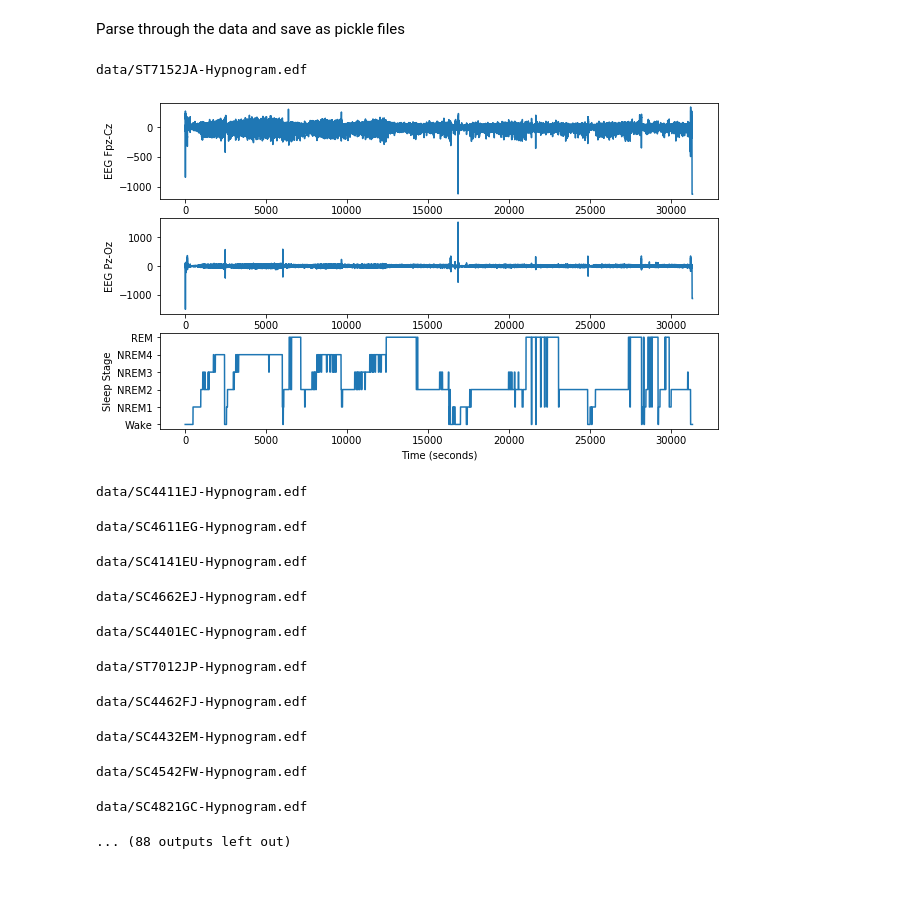
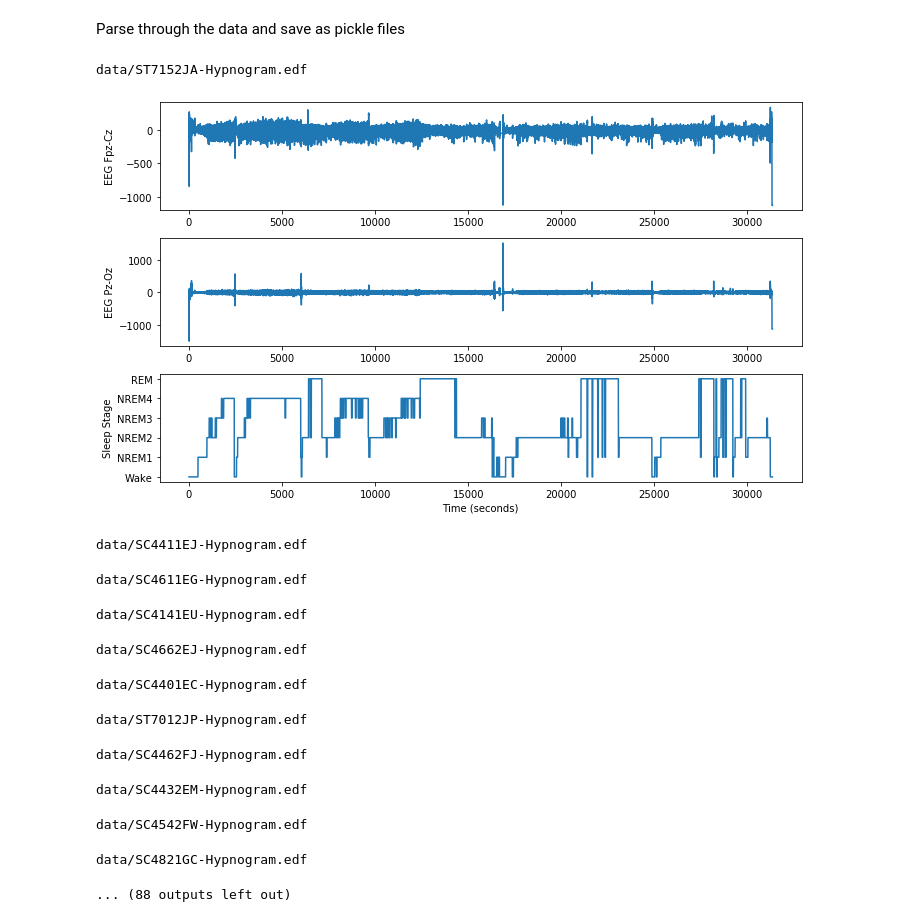
Before and after one commit to nerajbobra/lstm-cnn-eeg-sleep-staging, a Jupyter notebook: load_parse_data.ipynb, the cells around one changed output. Saved outputs shown, nothing was run; the diff lists cells and outputs as text; code cells hidden in the pictures; blank space fills up the shorter version.

Commit message:
update plotting

```diff
--- a/load_parse_data.ipynb
+++ b/load_parse_data.ipynb
@@ -140,34 +140,35 @@ for f in hypnogram_files:
         sleep_stages = sleep_stages[0:len(psg_df)]
 
     #add in the sleep stages into the df and save the df
     psg_df = psg_df.assign(label=sleep_stages)
     psg_df.to_pickle(hypnogram_filepath.split('-')[0] + '.pkl')
 
     #plot the first file
     if do_plot:
         do_plot = False
         fig, ax = plt.subplots(figsize=(10,6))
         plt.subplot(311)
         t = np.array([i/fs for i in range(len(psg_df))])
         plt.plot(t,psg_df['EEG Fpz-Cz'])
         plt.ylabel('EEG Fpz-Cz')
 
         plt.subplot(312)
         plt.plot(t, psg_df['EEG Pz-Oz'])
         plt.ylabel('EEG Pz-Oz')
 
         plt.subplot(313)
         ax = plt.gca()
         plt.plot(t, psg_df['label'])
         ax.set_yticks([0,1,2,3,4,5])
         ax.set_yticklabels(['Wake', 'NREM1', 'NREM2', 'NREM3', 'NREM4', 'REM'])
         plt.ylabel('Sleep Stage')
         plt.xlabel('Time (seconds)')
+        plt.tight_layout()
         plt.savefig('parsed_data.png', dpi=150)
         plt.show()
 # %% [output]
 data/ST7152JA-Hypnogram.edf
-[figure, old version]
+[figure, new version]
 data/SC4411EJ-Hypnogram.edf
 data/SC4611EG-Hypnogram.edf
 data/SC4141EU-Hypnogram.edf
```
Also changed, not shown: 6 other files.
